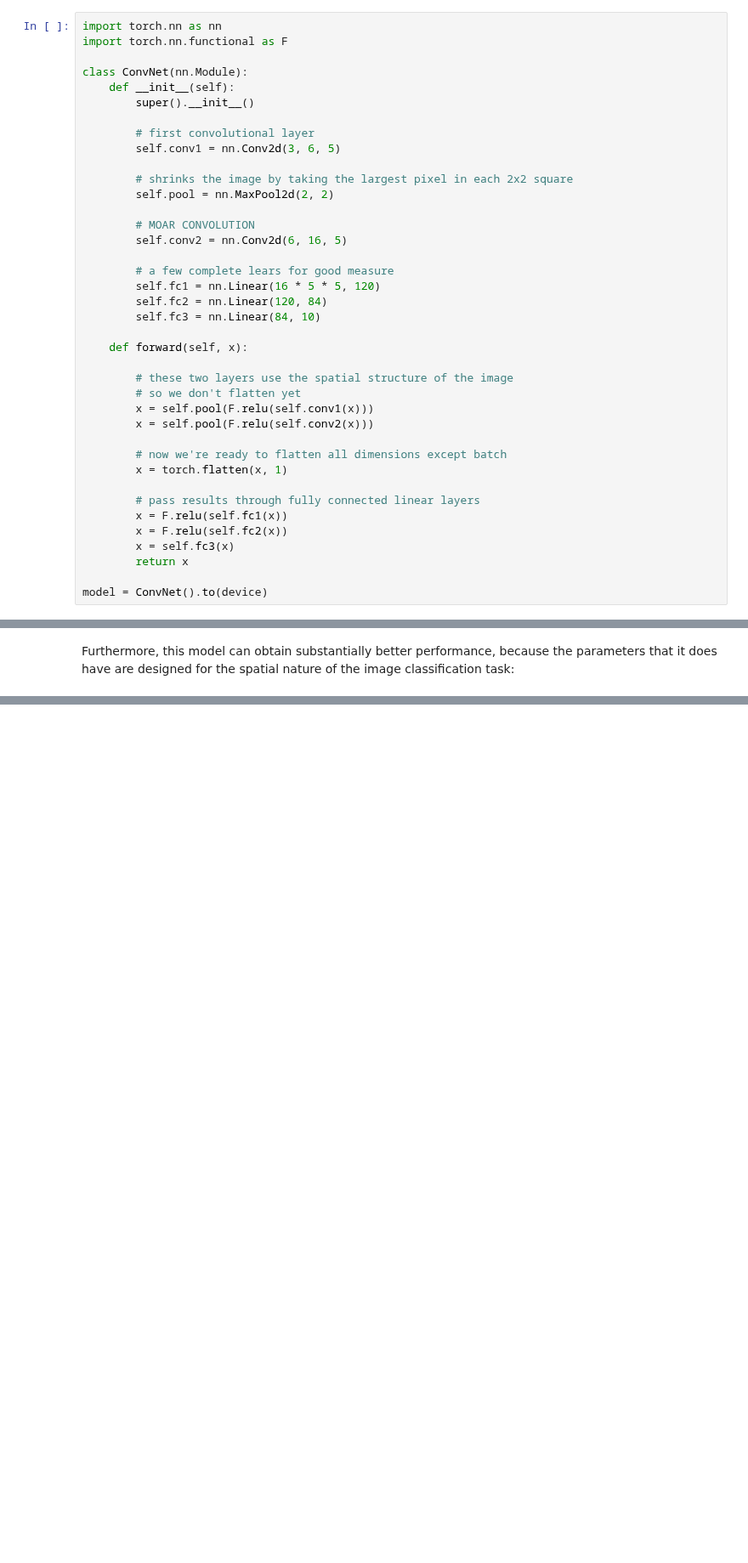
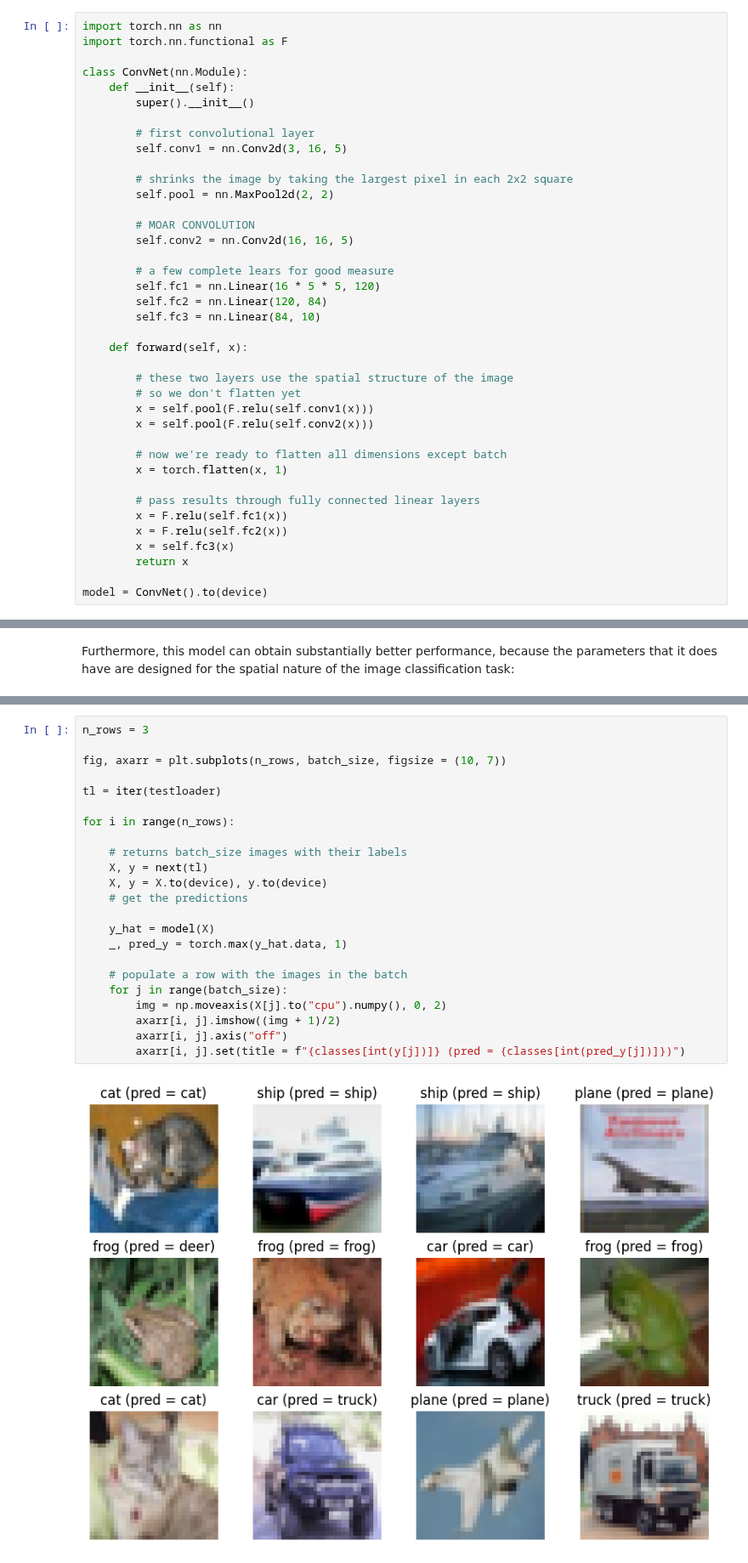
Before and after one commit to middlebury-csci-0451/CSCI-0451-s24, a Jupyter notebook: lecture-notes/convnets.ipynb, the cells around one changed output, grey strips where cells are left out. Shown at 85% size. Saved outputs shown, nothing was run; the diff lists cells and outputs as text; blank space fills up the shorter version.

```diff
--- a/lecture-notes/convnets.ipynb
+++ b/lecture-notes/convnets.ipynb
@@ -359,13 +402,13 @@ class ConvNet(nn.Module):
         super().__init__()
 
         # first convolutional layer
-        self.conv1 = nn.Conv2d(3, 6, 5)
+        self.conv1 = nn.Conv2d(3, 16, 5)
 
         # shrinks the image by taking the largest pixel in each 2x2 square
         self.pool = nn.MaxPool2d(2, 2)
 
         # MOAR CONVOLUTION
-        self.conv2 = nn.Conv2d(6, 16, 5)
+        self.conv2 = nn.Conv2d(16, 16, 5)
 
         # a few complete lears for good measure
         self.fc1 = nn.Linear(16 * 5 * 5, 120)
@@ -419,0 +490,25 @@ Accuracy of the network on the 10000 test images: 61 %
+# %%
+n_rows = 3
+
+fig, axarr = plt.subplots(n_rows, batch_size, figsize = (10, 7))
+
+tl = iter(testloader)
+
+for i in range(n_rows):
+
+    # returns batch_size images with their labels
+    X, y = next(tl)
+    X, y = X.to(device), y.to(device)
+    # get the predictions
+
+    y_hat = model(X)
+    _, pred_y = torch.max(y_hat.data, 1)
+
+    # populate a row with the images in the batch
+    for j in range(batch_size):
+        img = np.moveaxis(X[j].to("cpu").numpy(), 0, 2)
+        axarr[i, j].imshow((img + 1)/2)
+        axarr[i, j].axis("off")
+        axarr[i, j].set(title = f"{classes[int(y[j])]} (pred = {classes[int(pred_y[j])]})")
+# %% [output]
+[figure, added]
```
Also changed, not shown: parts of 30 cells of this notebook.
